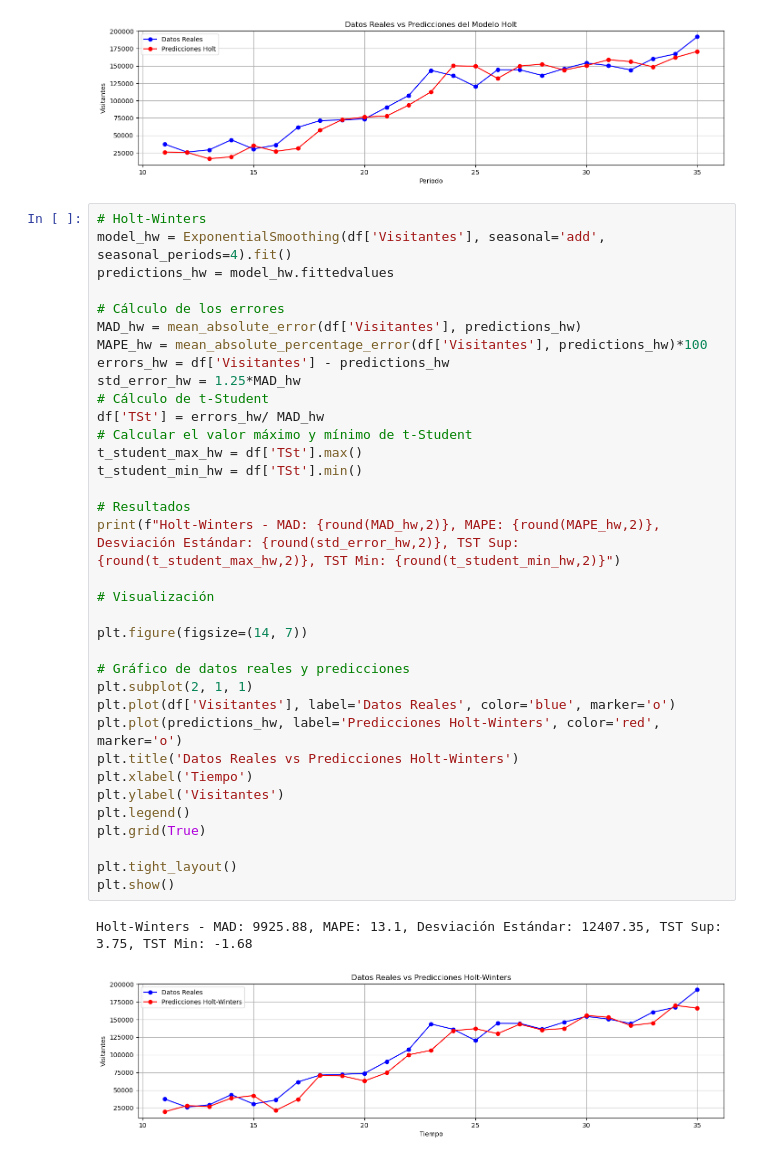
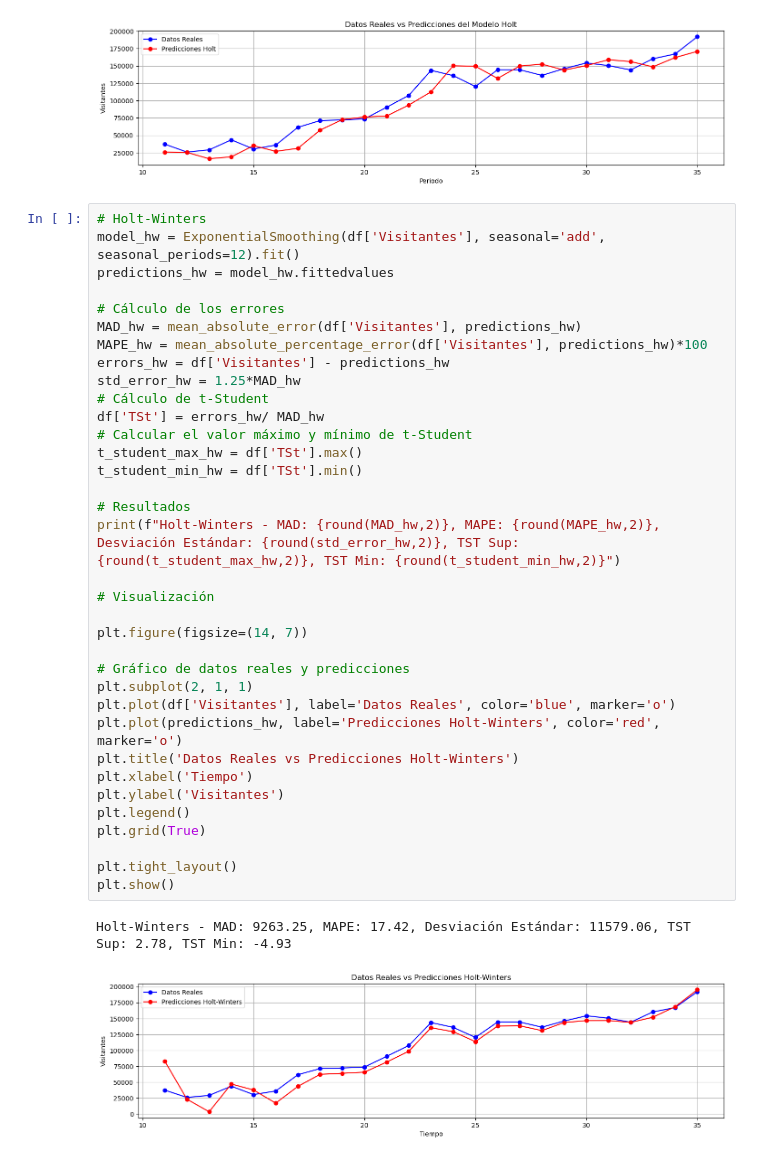
Before and after one commit to AlexisF09/ModelosPredictivos, a Jupyter notebook: Proyecto Final_.ipynb, the cells around one changed output. Drawn from its saved outputs; the diff is of its cells as text.

```diff
--- a/Proyecto Final_.ipynb
+++ b/Proyecto Final_.ipynb
@@ -128,42 +128,42 @@ Holt - MAD: 12366.21, MAPE: 15.71, Desviación Estándar: 15457.76, TST Sup: 2.5
 [figure]
 # %%
 # Holt-Winters
-model_hw = ExponentialSmoothing(df['Visitantes'], seasonal='add', seasonal_periods=4).fit()
+model_hw = ExponentialSmoothing(df['Visitantes'], seasonal='add', seasonal_periods=12).fit()
 predictions_hw = model_hw.fittedvalues
 
 # Cálculo de los errores
 MAD_hw = mean_absolute_error(df['Visitantes'], predictions_hw)
 MAPE_hw = mean_absolute_percentage_error(df['Visitantes'], predictions_hw)*100
 errors_hw = df['Visitantes'] - predictions_hw
 std_error_hw = 1.25*MAD_hw
 # Cálculo de t-Student
 df['TSt'] = errors_hw/ MAD_hw
 # Calcular el valor máximo y mínimo de t-Student
 t_student_max_hw = df['TSt'].max()
 t_student_min_hw = df['TSt'].min()
 
 # Resultados
 print(f"Holt-Winters - MAD: {round(MAD_hw,2)}, MAPE: {round(MAPE_hw,2)}, Desviación Estándar: {round(std_error_hw,2)}, TST Sup: {round(t_student_max_hw,2)}, TST Min: {round(t_student_min_hw,2)}")
 
 # Visualización
 
 plt.figure(figsize=(14, 7))
 
 # Gráfico de datos reales y predicciones
 plt.subplot(2, 1, 1)
 plt.plot(df['Visitantes'], label='Datos Reales', color='blue', marker='o')
 plt.plot(predictions_hw, label='Predicciones Holt-Winters', color='red', marker='o')
 plt.title('Datos Reales vs Predicciones Holt-Winters')
 plt.xlabel('Tiempo')
 plt.ylabel('Visitantes')
 plt.legend()
 plt.grid(True)
 
 plt.tight_layout()
 plt.show()
 # %% [output]
-Holt-Winters - MAD: 9925.88, MAPE: 13.1, Desviación Estándar: 12407.35, TST Sup: 3.75, TST Min: -1.68
+Holt-Winters - MAD: 9263.25, MAPE: 17.42, Desviación Estándar: 11579.06, TST Sup: 2.78, TST Min: -4.93
-[figure, old version]
+[figure, new version]
 # %%
 # Resumen
 
```
Also changed, not shown: parts of 2 cells of this notebook.
